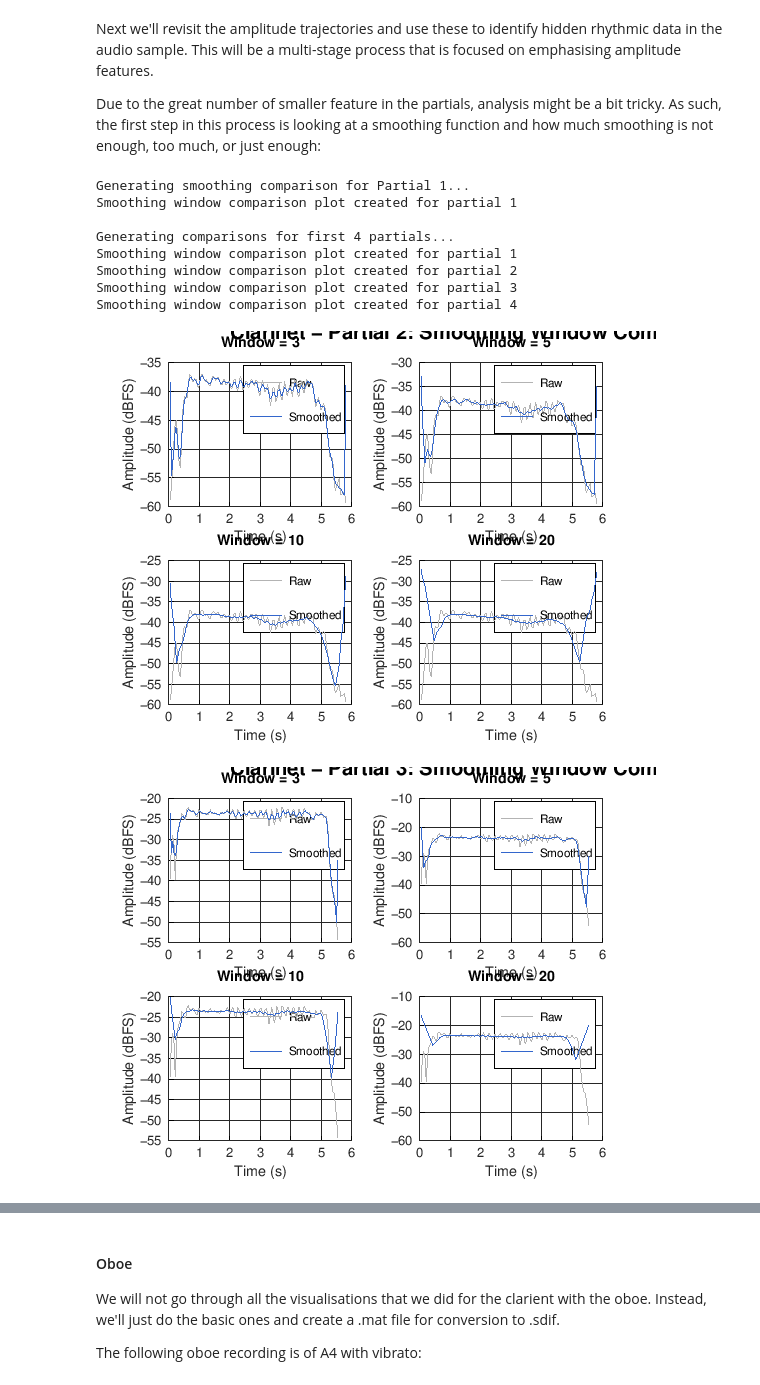
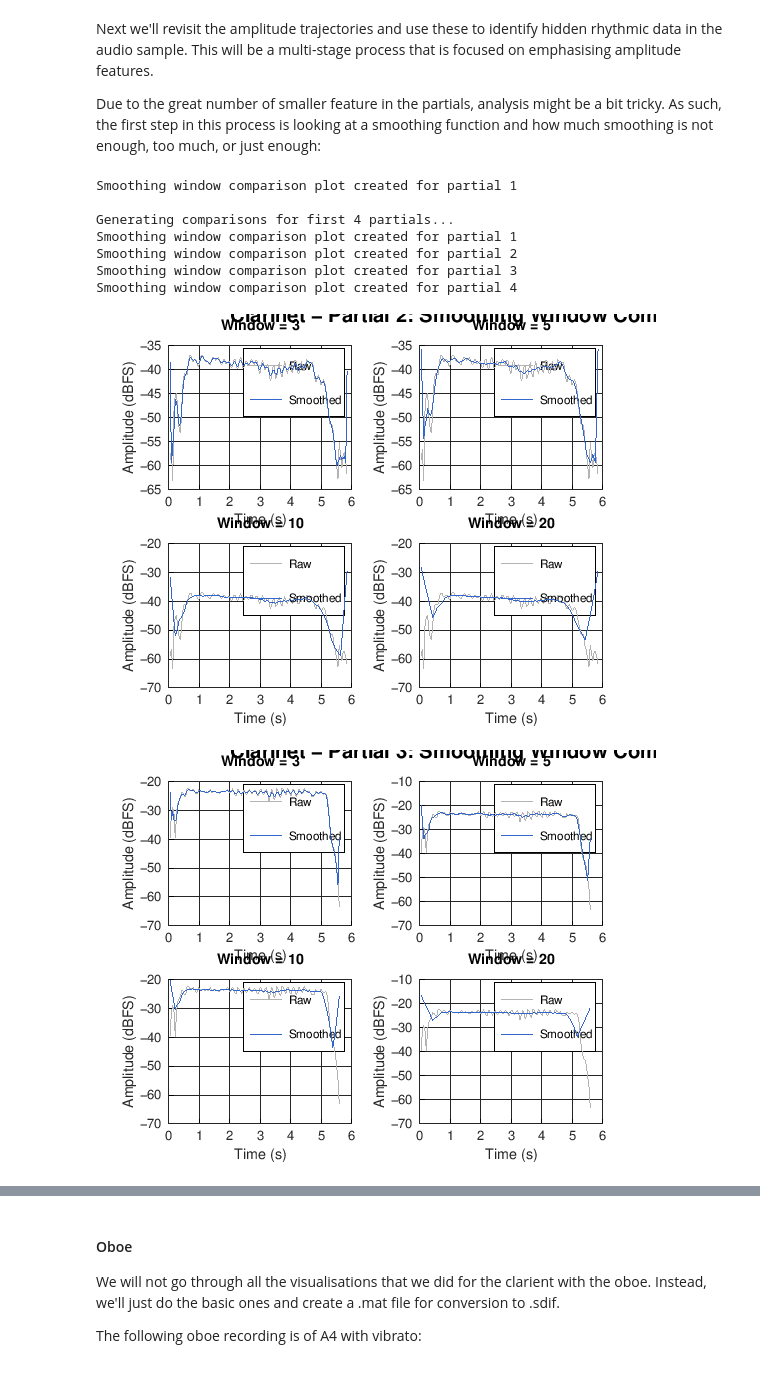
Before and after one commit to calyau/octave-notebooks, a Jupyter notebook: data/audio-dsp-and-spectralism.ipynb, the cells around one changed output, grey strips where cells are left out. Cells and saved outputs as stored; diff of their text form; code cells hidden in the pictures.

```diff
--- a/data/audio-dsp-and-spectralism.ipynb
+++ b/data/audio-dsp-and-spectralism.ipynb
@@ -293,29 +293,25 @@ Next we'll revisit the amplitude trajectories and use these to identify hidden r
 Due to the great number of smaller feature in the partials, analysis might be a bit tricky. As such, the first step in this process is looking at a smoothing function and how much smoothing is not enough, too much, or just enough:
 # %%
 % Compare smoothing windows for first partial
-printf('\nGenerating smoothing comparison for Partial 1...\n');
+options.window_sizes = [3, 5, 10, 20];
+options.title_prefix = inst_title;
+options.threshold_db = min_amplitude;
 
-partial_idx = 1;
-window_sizes = [3, 5, 10, 20];
-
-plot_smoothing_comparison(times, amps_matrix(:, partial_idx), ...
-                         partial_idx, window_sizes, inst_title);
+plot_smoothing_comparison(times, amps_matrix(:, partial_idx), partial_idx, options);
 
 % Optional: Compare multiple partials
 printf('\nGenerating comparisons for first 4 partials...\n');
 
 for p = 1:min(4, size(amps_matrix, 2))
-    plot_smoothing_comparison(times, amps_matrix(:, p), ...
-                             p, window_sizes, inst_title);
+    plot_smoothing_comparison(times, amps_matrix(:, p), p, options);
 end
 # %% [output]
-Generating smoothing comparison for Partial 1...
 Smoothing window comparison plot created for partial 1
 
 Generating comparisons for first 4 partials...
 Smoothing window comparison plot created for partial 1
 Smoothing window comparison plot created for partial 2
 Smoothing window comparison plot created for partial 3
 Smoothing window comparison plot created for partial 4
-[figure, old version]
+[figure, new version]
-[figure, old version]
+[figure, new version]
```
Also changed, not shown: parts of 1 cell of this notebook, 1 other file.
